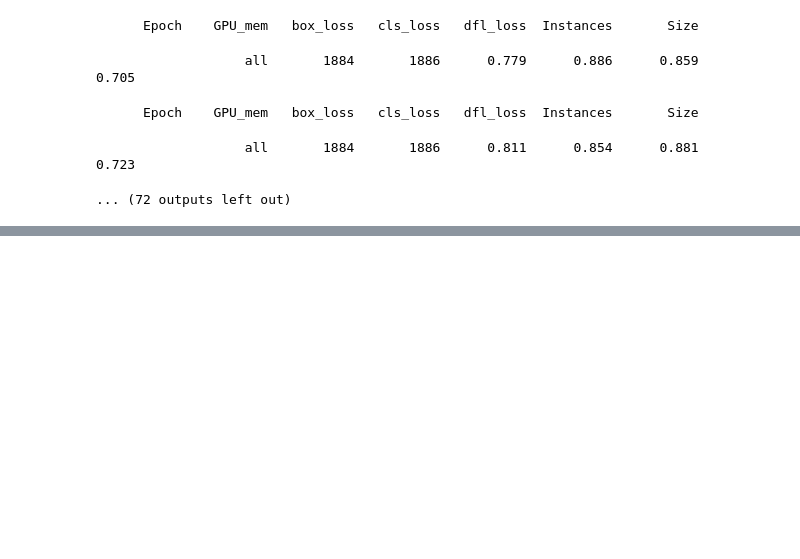
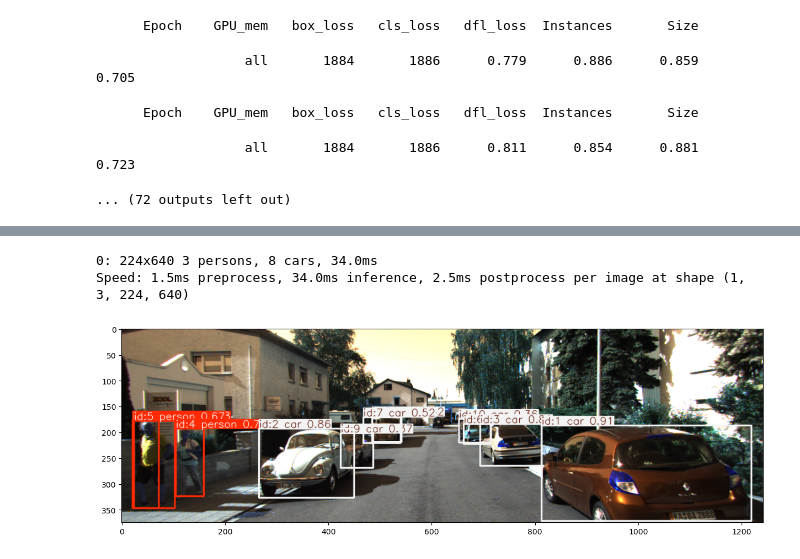
Before and after one commit to erPanseca/urban-semantic-mapping, a Jupyter notebook: main.ipynb, the cells around one changed output, grey strips where cells are left out. Drawn from its saved outputs; the diff is of its cells as text; code cells hidden in the pictures; blank space fills up the shorter version.

```diff
--- a/main.ipynb
+++ b/main.ipynb
@@ -621,0 +778,15 @@ i punti sono [array([    -17.125,      -5.136,      25.149]), array([    -25.215
+# %%
+image_left_path = "videoreferences/2011_09_26_drive_0035_sync/image_02/data/0000000000.png"
+image_left = cv2.imread(image_left_path)
+
+results = yolo_model.track(image_left)
+annotated_frame = results[0].plot()
+
+
+plt.figure(figsize=(15, 5), dpi=100)
+plt.imshow(annotated_frame)
+plt.show()
+# %% [output]
+0: 224x640 3 persons, 8 cars, 34.0ms
+Speed: 1.5ms preprocess, 34.0ms inference, 2.5ms postprocess per image at shape (1, 3, 224, 640)
+[figure, added]
```
Also changed, not shown: parts of 38 cells of this notebook, 33 other files.
